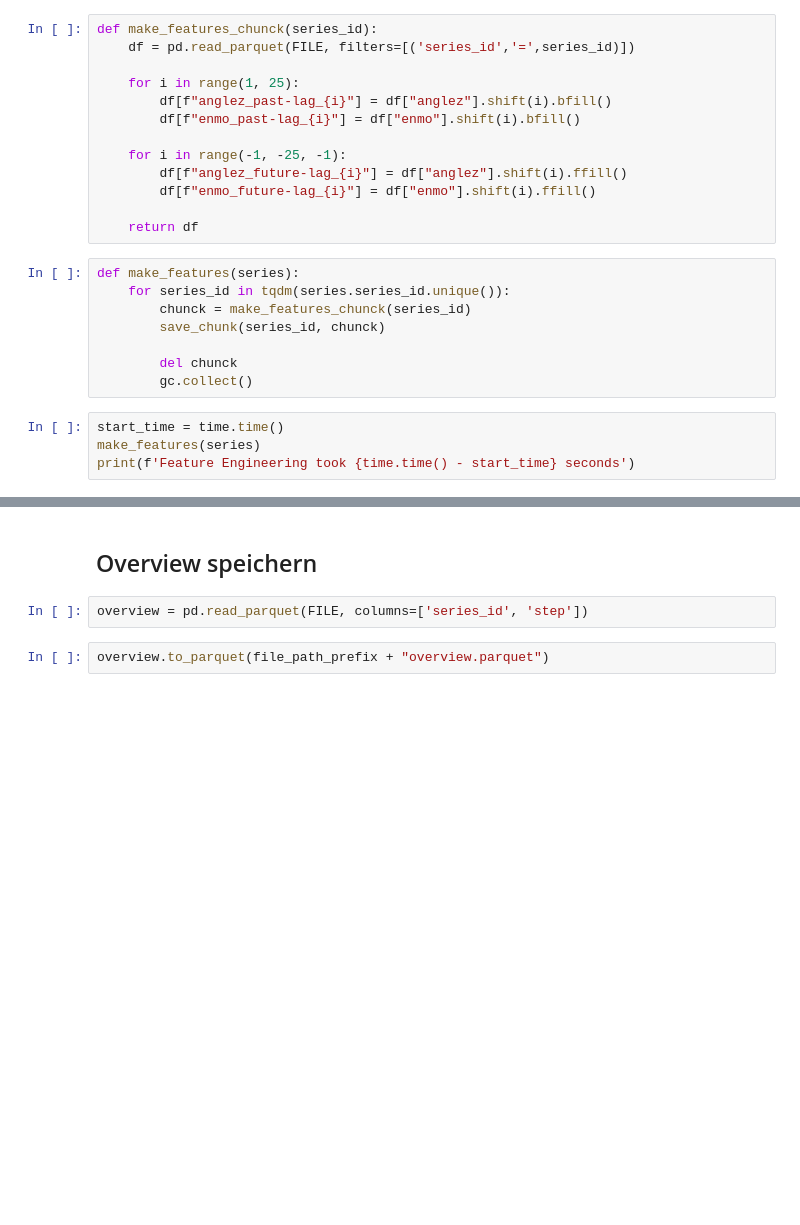
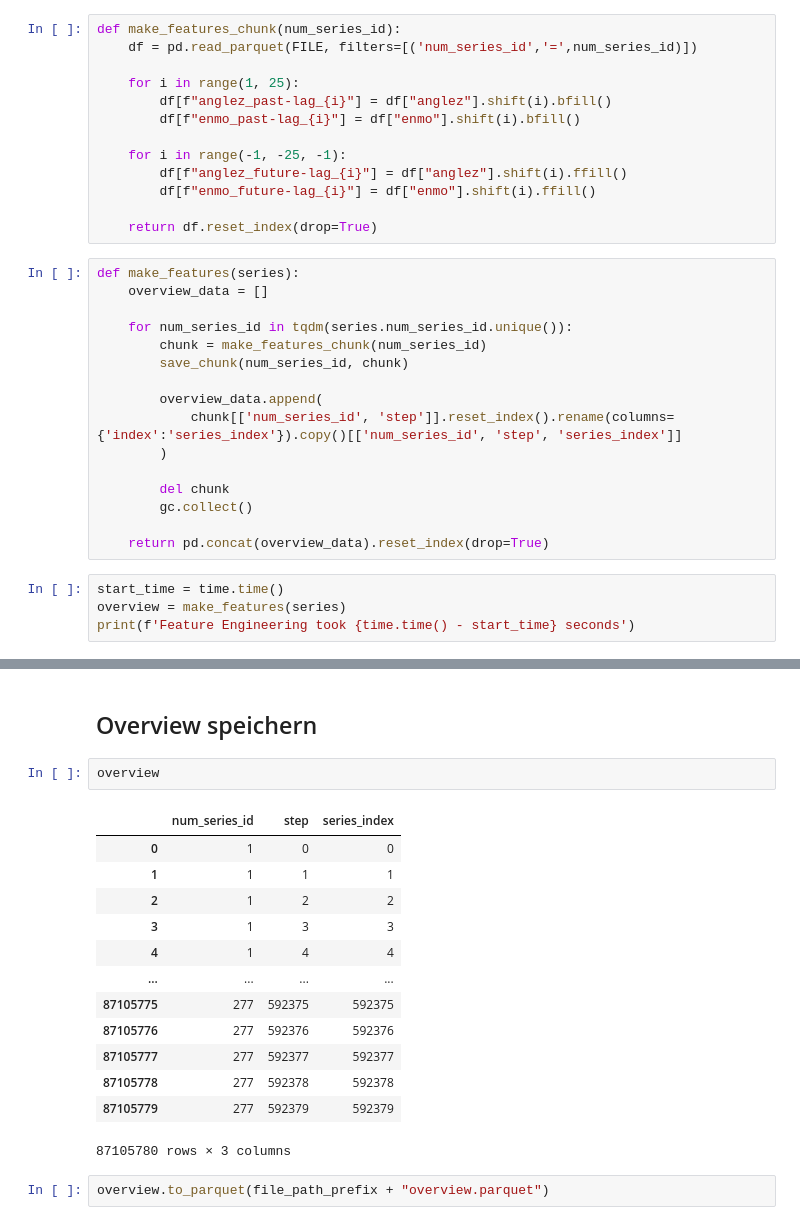
Before and after one commit to Timon0/ai-challenge-neural-nappers, a Jupyter notebook: notebooks/data/feature-engineering-lags.ipynb, the cells around one changed output, grey strips where cells are left out. Drawn from its saved outputs; the diff is of its cells as text; blank space fills up the shorter version.

```diff
--- a/notebooks/data/feature-engineering-lags.ipynb
+++ b/notebooks/data/feature-engineering-lags.ipynb
@@ -29,6 +29,6 @@ def save_chunk(series_id, chunck):
 # %%
-def make_features_chunck(series_id):
-    df = pd.read_parquet(FILE, filters=[('series_id','=',series_id)])
+def make_features_chunk(num_series_id):
+    df = pd.read_parquet(FILE, filters=[('num_series_id','=',num_series_id)])
 
     for i in range(1, 25):
         df[f"anglez_past-lag_{i}"] = df["anglez"].shift(i).bfill()
@@ -38,17 +38,25 @@ def make_features_chunck(series_id):
         df[f"anglez_future-lag_{i}"] = df["anglez"].shift(i).ffill()
         df[f"enmo_future-lag_{i}"] = df["enmo"].shift(i).ffill()
 
-    return df
+    return df.reset_index(drop=True)
 # %%
 def make_features(series):
-    for series_id in tqdm(series.series_id.unique()):
-        chunck = make_features_chunck(series_id)
-        save_chunk(series_id, chunck)
+    overview_data = []
 
-        del chunck
+    for num_series_id in tqdm(series.num_series_id.unique()):
+        chunk = make_features_chunk(num_series_id)
+        save_chunk(num_series_id, chunk)
+
+        overview_data.append(
+            chunk[['num_series_id', 'step']].reset_index().rename(columns={'index':'series_index'}).copy()[['num_series_id', 'step', 'series_index']]
+        )
+
+        del chunk
         gc.collect()
+
+    return pd.concat(overview_data).reset_index(drop=True)
 # %%
 start_time = time.time()
-make_features(series)
+overview = make_features(series)
 print(f'Feature Engineering took {time.time() - start_time} seconds')
 # %% [output]
@@ -56,6 +64,20 @@ Feature Engineering took 236.292578458786 seconds
 # %% [markdown]
 ## Overview speichern
-# %%
-overview = pd.read_parquet(FILE, columns=['series_id', 'step'])
+# %%
+overview
+# %% [output]
+|  | num_series_id | step | series_index |
+| 0 | 1 | 0 | 0 |
+| 1 | 1 | 1 | 1 |
+| 2 | 1 | 2 | 2 |
+| 3 | 1 | 3 | 3 |
+| 4 | 1 | 4 | 4 |
+| ... | ... | ... | ... |
+| 87105775 | 277 | 592375 | 592375 |
+| 87105776 | 277 | 592376 | 592376 |
+| 87105777 | 277 | 592377 | 592377 |
+| 87105778 | 277 | 592378 | 592378 |
+| 87105779 | 277 | 592379 | 592379 |
+87105780 rows × 3 columns
 # %%
 overview.to_parquet(file_path_prefix + "overview.parquet")
```
Also changed, not shown: parts of 3 cells of this notebook, 12 other files.
